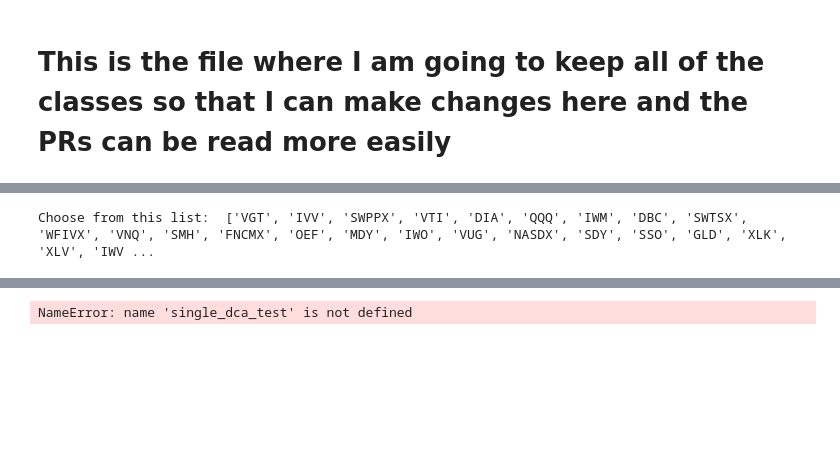
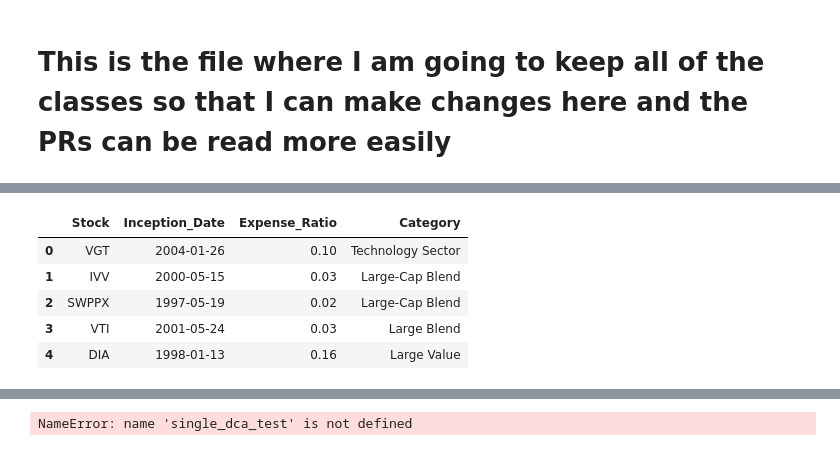
Before and after one commit to bxdong7/FinTrade, a Jupyter notebook: classes.ipynb, the cells around one changed output, grey strips where cells are left out. Drawn from its saved outputs; the diff is of its cells as text; code cells hidden in the pictures; blank space fills up the shorter version.

```diff
--- a/classes.ipynb
+++ b/classes.ipynb
@@ -69,11 +69,14 @@ class dataLoad:
     def showHistData(self):
         return self.histData
     def stockChoosing(self):
-        print("Choose from this list: ", self.etfs)
         input_etfs = []
         etf = ""
-        etf = input("Enter etf(s)")
-        input_etfs.append(etf)
+        while(True):
+            etf = input("Enter etf(s)")
+            if not etf:
+                break
+            input_etfs.append(etf)
+        return input_etfs
 # %%
 data = dataLoad()
 
@@ -81,5 +84,16 @@ stockData = data.load_stocks()
 ETFList = data.showETFs()
 HistData = data.showHistData()
 stockChoices = data.stockChoosing()
+
+
+input_start_date = input("Enter Start Date: \n")
+input_end_date = input("Enter End Date: \n")
-# %% [output]
-Choose from this list:  ['VGT', 'IVV', 'SWPPX', 'VTI', 'DIA', 'QQQ', 'IWM', 'DBC', 'SWTSX', 'WFIVX', 'VNQ', 'SMH', 'FNCMX', 'OEF', 'MDY', 'IWO', 'VUG', 'NASDX', 'SDY', 'SSO', 'GLD', 'XLK', 'XLV', 'IWV ...
+# %%
+stockData
+# %% [output]
+|  | Stock | Inception_Date | Expense_Ratio | Category |
+| 0 | VGT | 2004-01-26 | 0.10 | Technology Sector |
+| 1 | IVV | 2000-05-15 | 0.03 | Large-Cap Blend |
+| 2 | SWPPX | 1997-05-19 | 0.02 | Large-Cap Blend |
+| 3 | VTI | 2001-05-24 | 0.03 | Large Blend |
+| 4 | DIA | 1998-01-13 | 0.16 | Large Value |
```
Also changed, not shown: parts of 5 cells of this notebook.
